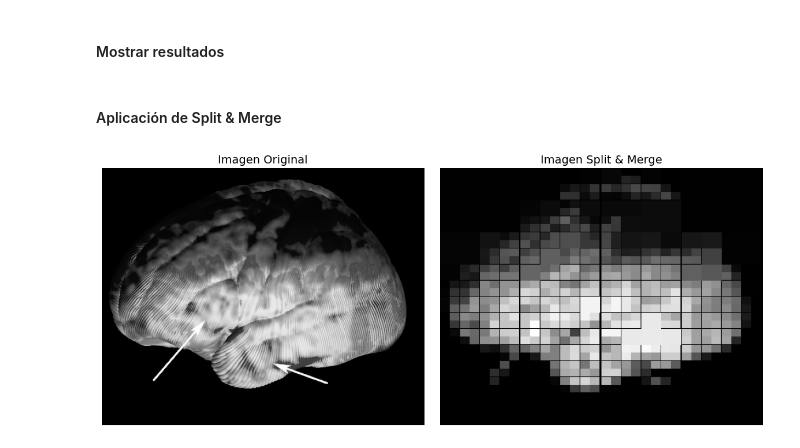
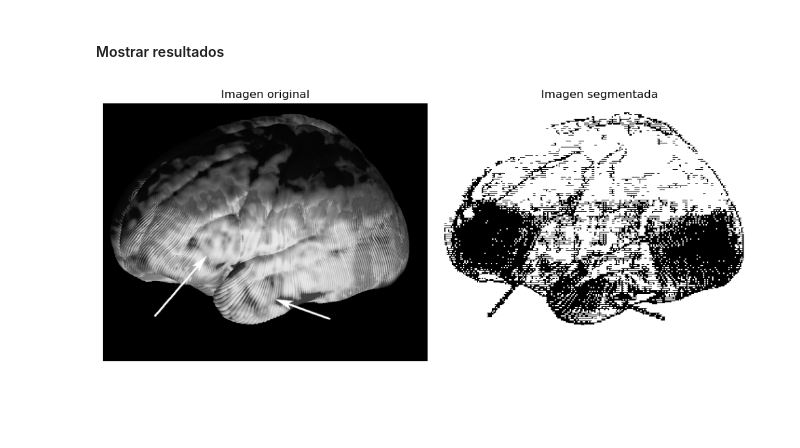
Before and after one commit to Lariicsa/pc_t3, a Jupyter notebook: actividad3.ipynb, the cells around one changed output. Drawn from its saved outputs; the diff is of its cells as text; code cells hidden in the pictures; blank space fills up the shorter version.

```diff
--- a/actividad3.ipynb
+++ b/actividad3.ipynb
@@ -52,7 +48,8 @@ IMAGE_PATH = 'assets/adhd_brain.jpeg'
 # %% [markdown]
 #### Se evalúa si la región es Homogénea (_tomando en cuenta que la varianza de intensidad de los píxeles es baja, y en caso de no serlo, se divide en 4 subregiones_)
 # %%
-def is_homogeneous(region):
-    return np.var(region) < THRESHOLD
+def is_homogeneous(region, threshold):
+    min_val, max_val = np.min(region), np.max(region)
+    return (max_val - min_val) <= threshold
 # %% [markdown]
 #### División Recursiva (SPLIT)
@@ -103,18 +87,25 @@ def mostrar_resultados(original, segmentada):
-# %% [markdown]
-#### Aplicación de Split & Merge
 # %%
 def main():
-    image = cv.imread(IMAGE_PATH, cv.IMREAD_GRAYSCALE)
-    if image is None:
-        print(f"Error al cargar la imagen: {IMAGE_PATH}")
-        return
+    file_path = "assets/adhd_brain.jpeg"
+    image = cv2.imread(file_path, cv2.IMREAD_GRAYSCALE)
+    threshold = 20  # Adjust this value as needed
+    result = split_and_merge(image, threshold)
 
-    h, w = image.shape
-    regions = split(image, 0, 0, w, h)
-    segmented = merge(image, regions)
-    mostrar_resultados(image, segmented)
+    plt.figure(figsize=(10, 5))
+    plt.subplot(1, 2, 1)
+    plt.title('Imagen original')
+    plt.imshow(image, cmap='gray')
+    plt.axis('off')
+
+    plt.subplot(1, 2, 2)
+    plt.title('Imagen segmentada')
+    plt.imshow(result * 255, cmap='gray')
+    plt.axis('off')
+
+    plt.tight_layout()
+    plt.show()
 
 if __name__ == "__main__":
     main()
 # %% [output]
-[figure, old version]
+[figure, new version]
```
Also changed, not shown: parts of 7 cells of this notebook, 2 other files.
